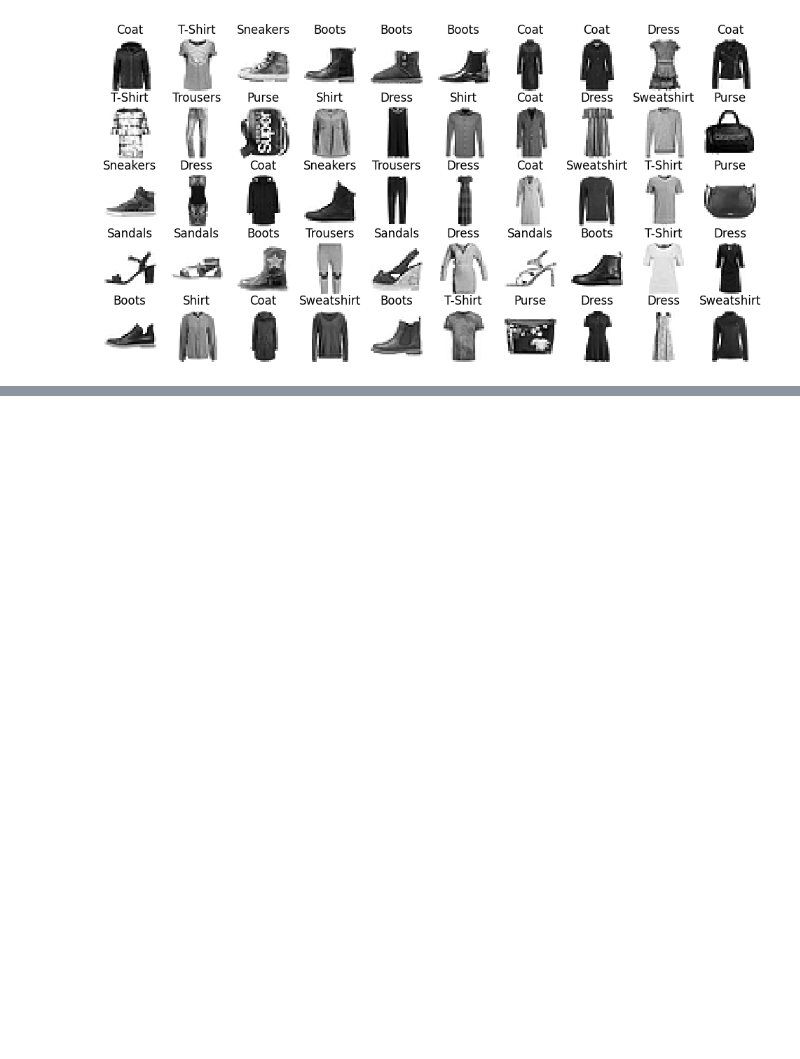
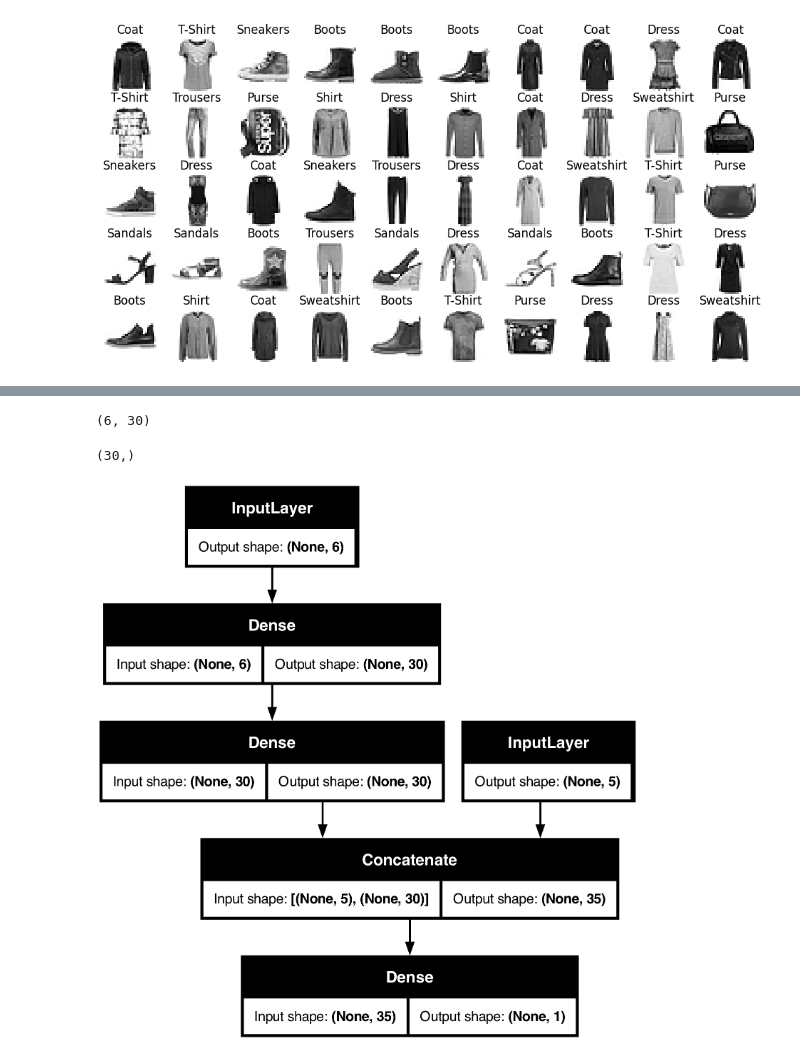
Before and after one commit to Bartlomiej-Kachniarz/Portfolio, a Jupyter notebook: machine_learning/neural_networks/example.ipynb, the cells around one changed output, grey strips where cells are left out. Drawn from its saved outputs; the diff is of its cells as text; code cells hidden in the pictures; blank space fills up the shorter version.

```diff
--- a/machine_learning/neural_networks/example.ipynb
+++ b/machine_learning/neural_networks/example.ipynb
@@ -204,0 +292,9 @@ plt.show()
+# %%
+# splitting data into two trails
+input_A = keras.layers.Input(shape=[5], name="wide_input")
+input_B = keras.layers.Input(shape=[6], name="deep_input")
+hidden1 = keras.layers.Dense(30, activation="relu")(input_B)
+hidden2 = keras.layers.Dense(30, activation="relu")(hidden1)
+concat = keras.layers.concatenate([input_A, hidden2])
+output = keras.layers.Dense(1, name="output")(concat)
+model = keras.Model(inputs=[input_A, input_B], outputs=[output])
@@ -204,0 +329,12 @@ plt.show()
+# %%
+weights.shape
+# %% [output]
+(6, 30)
+# %%
+biases.shape
+# %% [output]
+(30,)
+# %%
+keras.utils.plot_model(model, "split_model.png", show_shapes=True)
+# %% [output]
+[figure, added]
```
Also changed, not shown: parts of 54 cells of this notebook, 16 other files.
